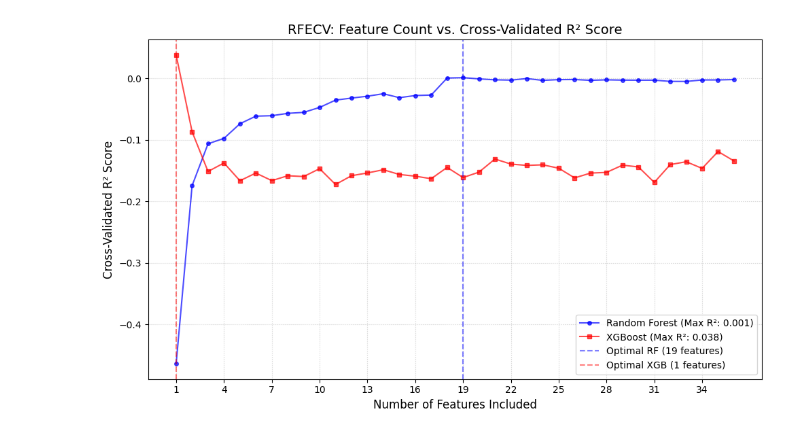
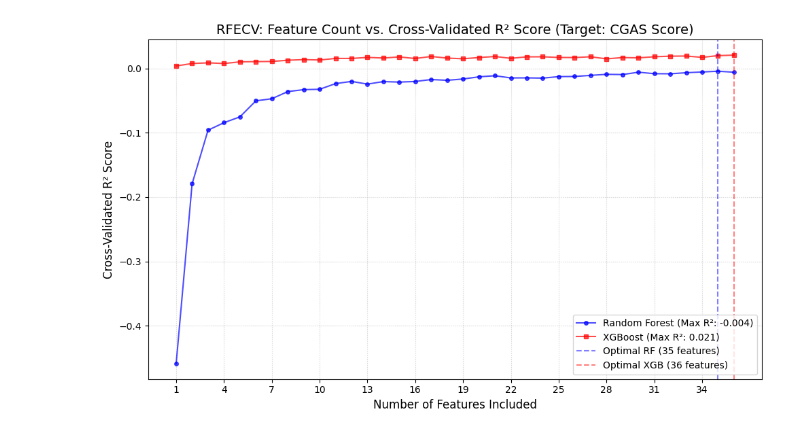
Before and after one commit to npratesi2/Data-Mining-2-2026-, a Jupyter notebook: Module 2/AdvancedRegression/Regression.ipynb, the cells around one changed output. Cells and saved outputs as stored; diff of their text form; code cells hidden in the pictures.

```diff
--- a/Module 2/AdvancedRegression/Regression.ipynb
+++ b/Module 2/AdvancedRegression/Regression.ipynb
@@ -119,68 +16,78 @@ from sklearn.feature_selection import RFECV
 from sklearn.metrics import r2_score, mean_squared_error
 
 # ==========================================
-# Block 1: Data Setup & Cross-Validation
+# Block 1: Data Setup & Target Definition
 # ==========================================
 
-# Assuming 'df' is already loaded and contains the target 'CGAS-CGAS_Score'
-X = df.drop(columns=['SDS-SDS_Total_T'])
-y = df['SDS-SDS_Total_T']
+target = 'CGAS-CGAS_Score'
 
-# Split data into Train and Test sets (80% train, 20% test)
+# For predicting psychological well-being (CGAS), physical/fitness features
+# do not cause mathematical data leakage. We only need to drop the target itself.
+X = df.copy()
+
+if target in X.columns:
+    X = X.drop(columns=[target])
+
+y = df[target]
+
+# Drop rows where the target is NaN
+valid_indices = y.dropna().index
+X = X.loc[valid_indices]
+y = y.loc[valid_indices]
+
+# Train-test split (80% train, 20% test)
 X_train, X_test, y_train, y_test = train_test_split(X, y, test_size=0.2, random_state=42)
 
-# Define the Cross-Validation strategy
-# Using 5-fold CV to ensure robust evaluation during the RFE process
-cv_strategy = KFold(n_splits=5, shuffle=True, random_state=42)
-
 # ==========================================
-# Block 2: RFECV Initialization
+# Block 2: Models & RFECV Setup
 # ==========================================
 
-# Initialize the base non-linear estimators
-rf_model = RandomForestRegressor(n_estimators=100, random_state=42)
-xgb_model = XGBRegressor(n_estimators=100, random_state=42)
+rf_model = RandomForestRegressor(n_estimators=100, random_state=42, n_jobs=-1)
 
-# Initialize RFECV for both models
-# step=1: removes 1 feature at a time
-# scoring='r2': uses R-squared to evaluate the model performance at each step
-# min_features_to_select=1: forces the algorithm to explore all the way down to 1 feature
-rfecv_rf = RFECV(estimator=rf_model, step=1, cv=cv_strategy, scoring='r2', min_features_to_select=1)
-rfecv_xgb = RFECV(estimator=xgb_model, step=1, cv=cv_strategy, scoring='r2', min_features_to_select=1)
+# Highly regularized XGBoost to handle noise, outliers, and prevent overfitting
+xgb_model = XGBRegressor(
+    n_estimators=100,
+    learning_rate=0.05,
+    max_depth=3,
+    subsample=0.8,
+    colsample_bytree=0.8,
+    reg_lambda=1.5,
+    random_state=42,
+    n_jobs=-1
+)
+
+cv_strategy = KFold(n_splits=3, shuffle=True, random_state=42)
+
+# Using step=1 to strictly map 1 evaluation to 1 feature on the X-axis
+rfecv_rf = RFECV(estimator=rf_model, step=1, cv=cv_strategy, scoring='r2', min_features_to_select=1, n_jobs=-1)
+rfecv_xgb = RFECV(estimator=xgb_model, step=1, cv=cv_strategy, scoring='r2', min_features_to_select=1, n_jobs=-1)
 
 # ==========================================
 # Block 3: Model Fitting
 # ==========================================
 
-# Fit RFECV. This automatically searches for the optimal number of features
-# by calculating the R2 score across the 5 folds for every subset of features.
 print("Fitting RFECV for Random Forest...")
 rfecv_rf.fit(X_train, y_train)
 
 print("Fitting RFECV for XGBoost...")
 rfecv_xgb.fit(X_train, y_train)
 
-# ==========================================
-# Block 4: Extracting Results & Plotting the "Performance Curve"
-# ==========================================
-
-# The optimal number of features found mathematically by the algorithm
 optimal_features_rf = rfecv_rf.n_features_
 optimal_features_xgb = rfecv_xgb.n_features_
 
-print(f"Optimal number of features (Random Forest): {optimal_features_rf}")
-print(f"Optimal number of features (XGBoost): {optimal_features_xgb}")
+print(f"\nOptimal features (Random Forest): {optimal_features_rf}")
+print(f"Optimal features (XGBoost): {optimal_features_xgb}")
 
-# Extract the cross-validation scores (mean R2 across the folds for each number of features)
-# The length of 'mean_test_score' corresponds to the number of evaluated feature subsets
+# ==========================================
+# Block 4: Extracting Results & Plotting
+# ==========================================
+
 scores_rf = rfecv_rf.cv_results_['mean_test_score']
 scores_xgb = rfecv_xgb.cv_results_['mean_test_score']
 
-# Create the X-axis (Number of Features)
 num_features_evaluated = len(scores_rf)
 x_axis = range(1, num_features_evaluated + 1)
 
-# Plotting the Performance Curve to visually inspect the "elbow"
 plt.figure(figsize=(10, 6))
 
 plt.plot(x_axis, scores_rf, label=f'Random Forest (Max R²: {max(scores_rf):.3f})',
@@ -188,30 +95,27 @@ plt.plot(x_axis, scores_rf, label=f'Random Forest (Max R²: {max(scores_rf):.3f}
 plt.plot(x_axis, scores_xgb, label=f'XGBoost (Max R²: {max(scores_xgb):.3f})',
          color='red', marker='s', markersize=4, alpha=0.7)
 
-# Highlight the optimal points (the "peaks" automatically selected by RFECV)
 plt.axvline(x=optimal_features_rf, color='blue', linestyle='--', alpha=0.5,
             label=f'Optimal RF ({optimal_features_rf} features)')
 plt.axvline(x=optimal_features_xgb, color='red', linestyle='--', alpha=0.5,
             label=f'Optimal XGB ({optimal_features_xgb} features)')
 
-plt.title('RFECV: Feature Count vs. Cross-Validated R² Score', fontsize=14)
+plt.title('RFECV: Feature Count vs. Cross-Validated R² Score (Target: CGAS Score)', fontsize=14)
 plt.xlabel('Number of Features Included', fontsize=12)
 plt.ylabel('Cross-Validated R² Score', fontsize=12)
+
 plt.xticks(range(1, num_features_evaluated + 1, max(1, num_features_evaluated // 10)))
+
 plt.grid(True, linestyle=':', alpha=0.6)
 plt.legend(loc='lower right')
 plt.tight_layout()
 
-# Display the curve. This helps you decide if you want to override the
-# algorithm's choice (e.g., picking 5 features if the curve flattens there).
 plt.show()
 
 # ==========================================
 # Block 5: Final Evaluation on Unseen Data
 # ==========================================
 
-# RFECV automatically acts as an estimator configured with the optimal features.
-# Calling predict() will automatically transform X_test to use only the selected subset.
 preds_rf_opt = rfecv_rf.predict(X_test)
 preds_xgb_opt = rfecv_xgb.predict(X_test)
 
@@ -219,10 +123,12 @@ print("\n--- Final Evaluation on Unseen Test Set (Optimal Features) ---")
 print(f"Random Forest -> MSE: {mean_squared_error(y_test, preds_rf_opt):.4f} | R²: {r2_score(y_test, preds_rf_opt):.4f}")
 print(f"XGBoost       -> MSE: {mean_squared_error(y_test, preds_xgb_opt):.4f} | R²: {r2_score(y_test, preds_xgb_opt):.4f}")
 
-# Optional: Print the names of the selected features for the best model
-# Example for Random Forest:
+# Extract and print the names of the selected features for BOTH models
 selected_features_rf = X.columns[rfecv_rf.support_]
-print("Selected Features by Random Forest:", list(selected_features_rf))
+print(f"\nSelected Features by Random Forest: {list(selected_features_rf)}")
+
+selected_features_xgb = X.columns[rfecv_xgb.support_]
+print(f"Selected Features by XGBoost: {list(selected_features_xgb)}")
 # %% [output]
 Fitting RFECV for Random Forest...
 Fitting RFECV for XGBoost...
@@ -231,2 +138,2 @@ Optimal number of features (XGBoost): 1
-[figure, old version]
+[figure, new version]
 --- Final Evaluation on Unseen Test Set (Optimal Features) ---
```
Also changed, not shown: parts of 15 cells of this notebook.
